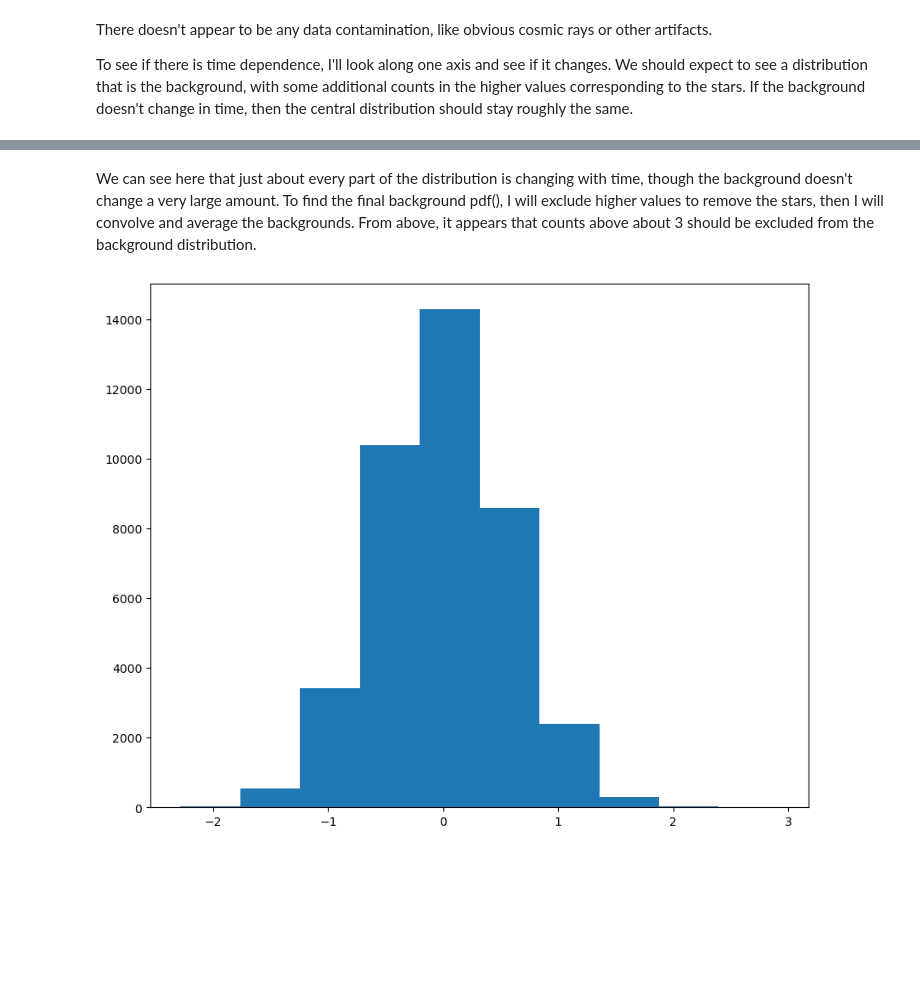
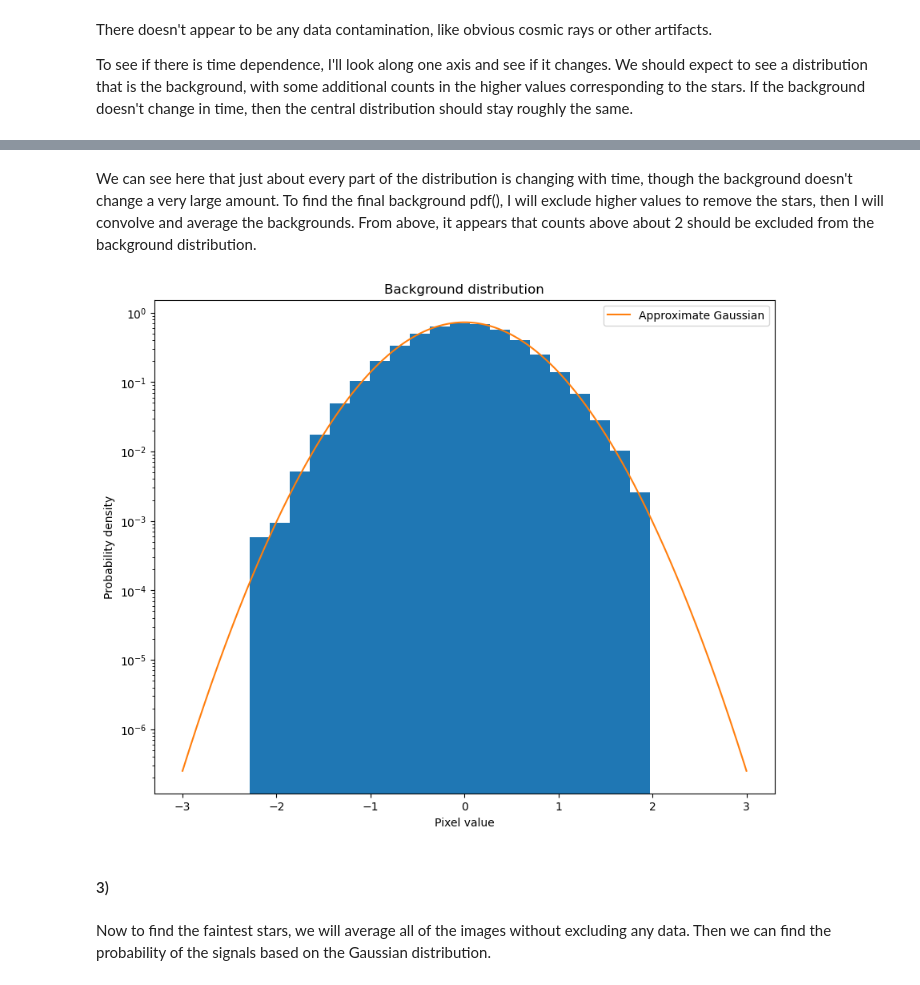
Before and after one commit to pgwart/PHYS434, a Jupyter notebook: lab4.ipynb, the cells around one changed output, grey strips where cells are left out. Cells and saved outputs as stored; diff of their text form; code cells hidden in the pictures; blank space fills up the shorter version.

```diff
--- a/lab4.ipynb
+++ b/lab4.ipynb
@@ -161,20 +209,31 @@ plt.show()
 # %% [markdown]
-We can see here that just about every part of the distribution is changing with time, though the background doesn't change a very large amount. To find the final background pdf(), I will exclude higher values to remove the stars, then I will convolve and average the backgrounds. From above, it appears that counts above about 3 should be excluded from the background distribution.
+We can see here that just about every part of the distribution is changing with time, though the background doesn't change a very large amount. To find the final background pdf(), I will exclude higher values to remove the stars, then I will convolve and average the backgrounds. From above, it appears that counts above about 2 should be excluded from the background distribution.
 # %%
 bkg = one_d[0]
 
 # remove higher values to cut out stars
 for i in range(len(bkg)):
-    if bkg[i] > 3:
+    if bkg[i] > 2:
         bkg[i] = 0
 
 for j in range(1,10):
     bkg2 = one_d[j]
     for i in range(len(bkg2)):
-        if bkg2[i] > 3:
+        if bkg2[i] > 2:
             bkg2[i] = 0
     np.convolve(bkg,bkg2)
-plt.hist(bkg)
+x = np.linspace(-3,3, 1000)
+plt.hist(bkg, bins=20, density=True)
+plt.plot(x, stats.norm.pdf(x, loc=0, scale=0.55), label='Approximate Gaussian')
+plt.yscale('log')
+plt.title('Background distribution')
+plt.ylabel('Probability density')
+plt.xlabel('Pixel value')
+plt.legend()
 plt.show()
 # %% [output]
-[figure, old version]
+[figure, new version]
+# %% [markdown]
+#### 3)
+# %% [markdown]
+Now to find the faintest stars, we will average all of the images without excluding any data. Then we can find the probability of the signals based on the Gaussian distribution.
```
Also changed, not shown: parts of 19 cells of this notebook, 1 other file.
